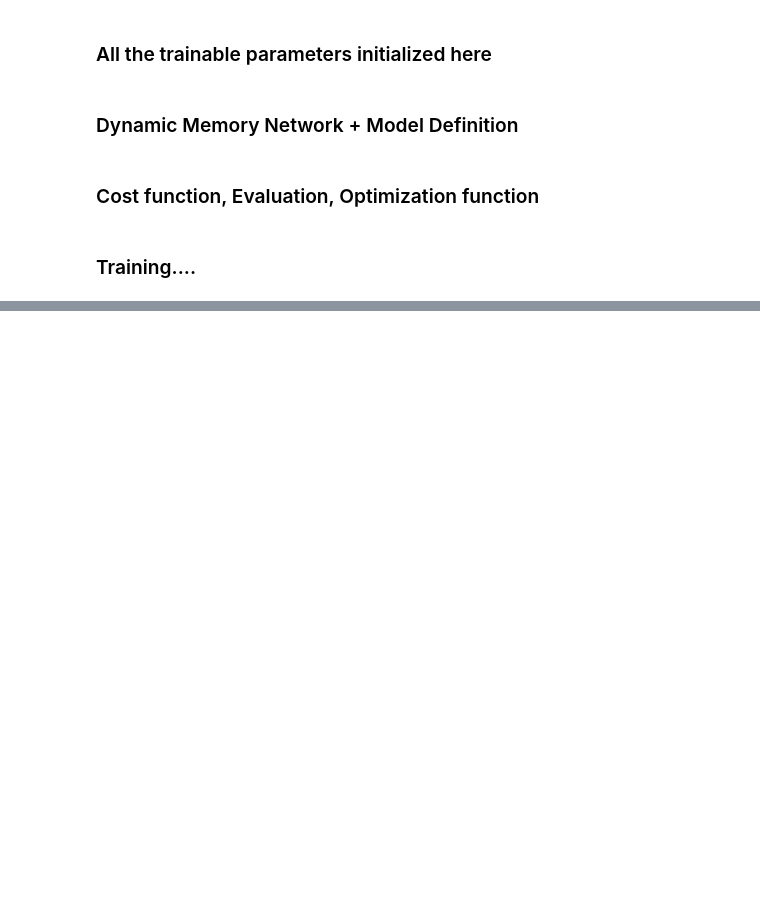
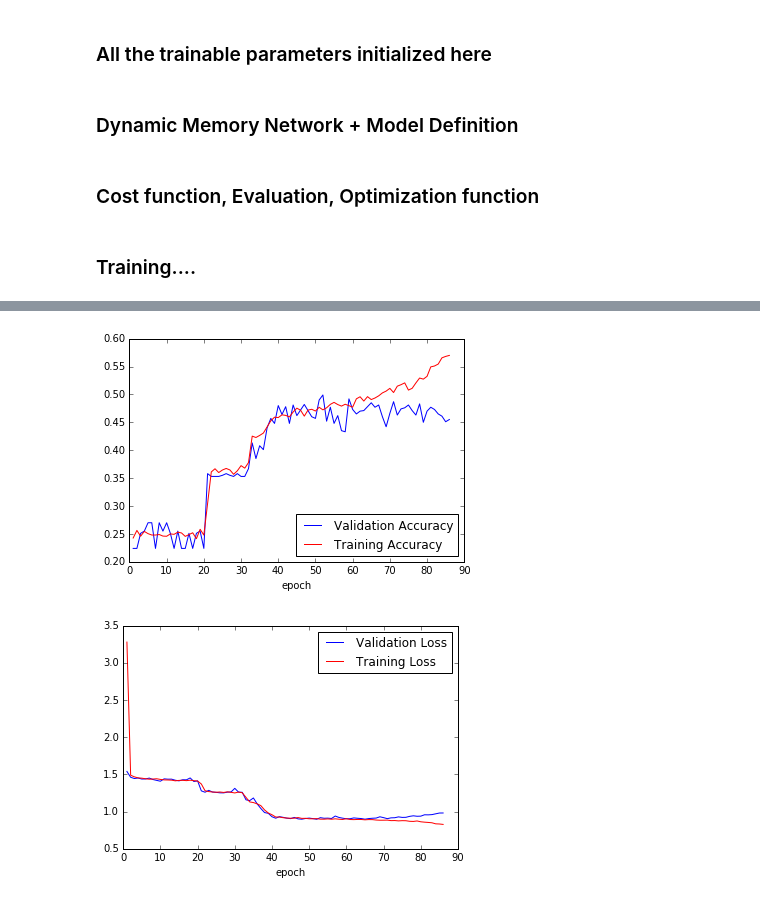
Before and after one commit to JRC1995/Dynamic-Memory-Network-Plus, a Jupyter notebook: DMN+.ipynb, the cells around one changed output, grey strips where cells are left out. Saved outputs shown, nothing was run; the diff lists cells and outputs as text; code cells hidden in the pictures; blank space fills up the shorter version.

```diff
--- a/DMN+.ipynb
+++ b/DMN+.ipynb
@@ -611,0 +624,30 @@ Iter 80, Loss= 0.914, Accuracy= 50.000
+# %%
+import h5py
+import numpy as np
+import matplotlib.pyplot as plt
+%matplotlib inline
+
+log = h5py.File('Training_logs_DMN_plus.h5','r+') # Loading logs about change of training and validation loss and accuracy over epochs
+
+y1 = log['val_acc'][...]
+y2 = log['acc'][...]
+
+x = np.arange(1,len(y1)+1,1) # (1 = starting epoch, len(y1) = no. of epochs, 1 = step)
+
+plt.plot(x,y1,'b',label='Validation Accuracy')
+plt.plot(x,y2,'r',label='Training Accuracy')
+plt.legend(loc='lower right')
+plt.xlabel('epoch')
+plt.show()
+
+y1 = log['val_loss'][...]
+y2 = log['loss'][...]
+
+plt.plot(x,y1,'b',label='Validation Loss')
+plt.plot(x,y2,'r',label='Training Loss')
+plt.legend(loc='upper right')
+plt.xlabel('epoch')
+plt.show()
+# %% [output]
+[figure, added]
+[figure, added]
```
Also changed, not shown: parts of 11 cells of this notebook.
